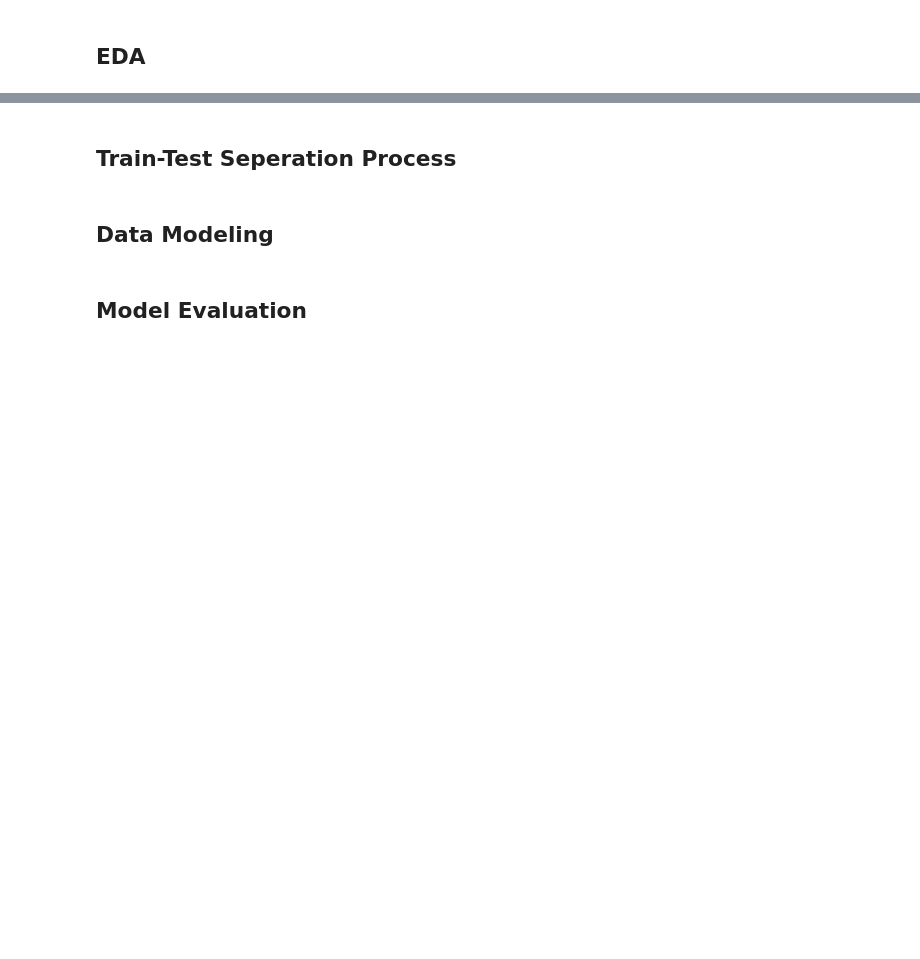
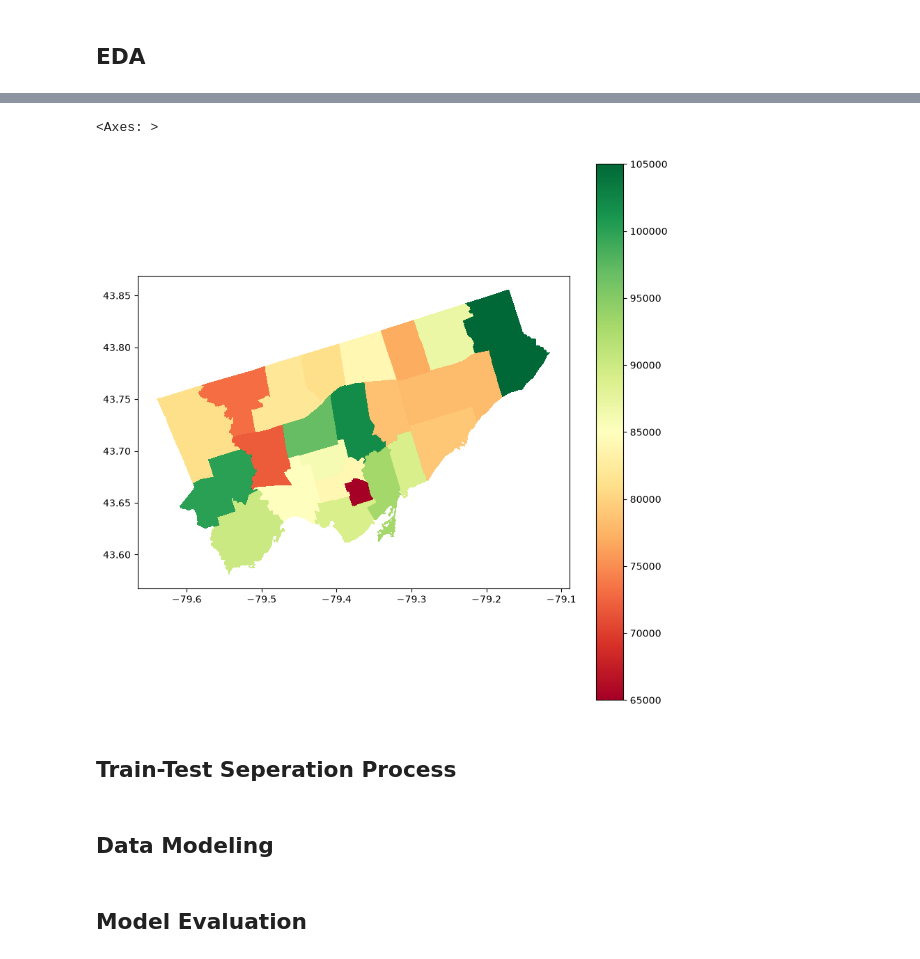
Before and after one commit to Mert30/toronto_311_project, a Jupyter notebook: notebook/toronto_311_requests.ipynb, the cells around one changed output, grey strips where cells are left out. Cells and saved outputs as stored; diff of their text form; code cells hidden in the pictures; blank space fills up the shorter version.

```diff
--- a/notebook/toronto_311_requests.ipynb
+++ b/notebook/toronto_311_requests.ipynb
@@ -40,0 +153,12 @@ data_wards.head()
+# %%
+data_311_requests = data_311_requests[data_311_requests['Ward'].str.contains(r'\(', na=False)]
+# %%
+# splitting the 'Ward' column to extract the ward number and remove any leading/trailing whitespace and parentheses. This will help in cleaning the dataset and focusing on valid ward data.
+data_311_requests['Ward'] = (
+    data_311_requests['Ward']
+    .str.split('(').str[1]
+    .str.strip()
+    .str.rstrip(')')
+    .astype(int)
+    .apply(lambda x: f'Ward {x}')
+)
@@ -41,3 +174,17 @@ data_wards.head()
+# %%
+# Dropping unnecessary columns 'Intersection Street 1' and 'Intersection Street 2' from the dataset to streamline the data for analysis.
+data_311_requests = data_311_requests.drop(columns=['Intersection Street 1', 'Intersection Street 2'])
+# %%
+data = data_311_requests.merge(data_wards, on='Ward', how='left')
+# %%
+wards_map = gpd.read_file('C:\\Users\\Casper\\Desktop\\VS-CODE\\DataScienceProjects\\toronto_311_project\\data\\City Wards Data - 4326.geojson')
+wards_map['ward'] = wards_map['AREA_SHORT_CODE'].astype(int).apply(lambda x: f'Ward {x}')
+# Merging the wards_map GeoDataFrame with the data DataFrame on the 'AREA_NAME' and 'Ward' columns to combine geographic information with the 311 service request data.
+merged = wards_map.merge(data, left_on='ward', right_on='Ward')
+merged.plot(column='Median Cost', cmap='RdYlGn', legend=True, figsize=(10,10))
+# %% [output]
+<Axes: >
+[figure, added]
 # %% [markdown]
 ## Train-Test Seperation Process
 # %% [markdown]
```
Also changed, not shown: parts of 22 cells of this notebook, 1 other file.
